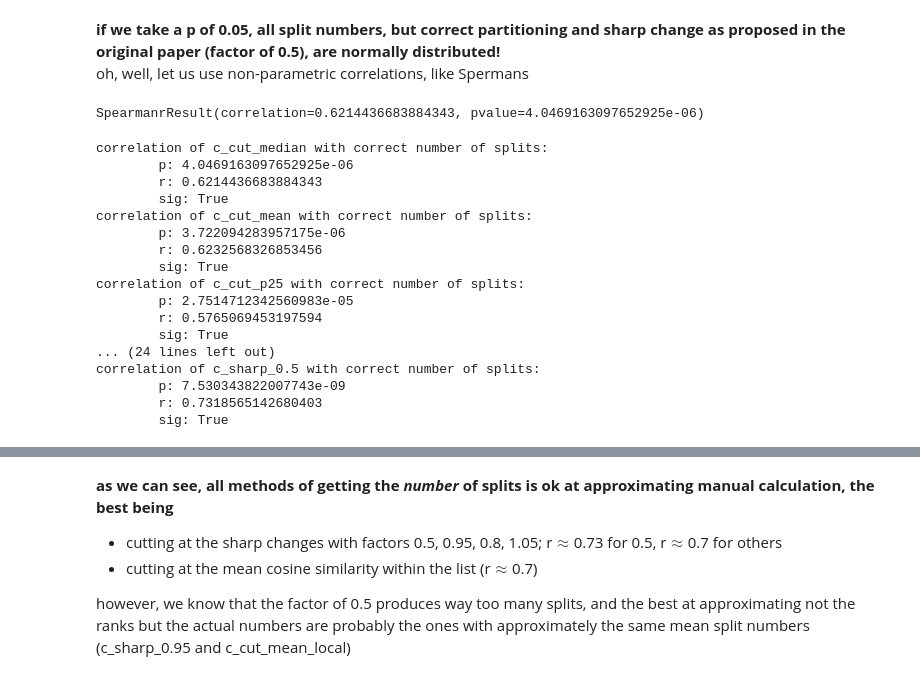
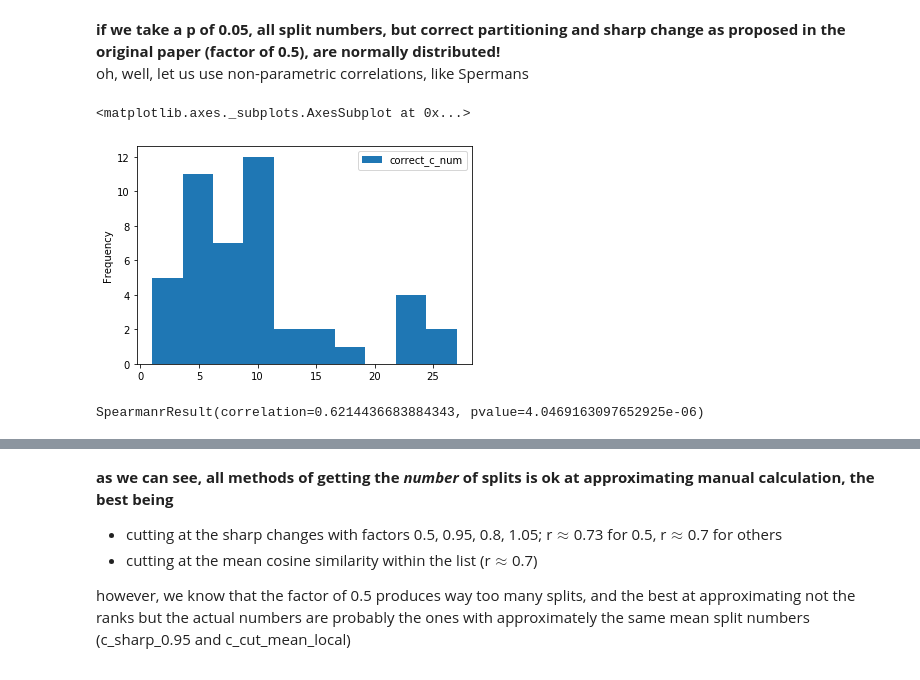
Before and after one commit to flying-bear/verbal_fluency, a Jupyter notebook: clustering.ipynb, the cells around one changed output, grey strips where cells are left out. Saved outputs shown, nothing was run; the diff lists cells and outputs as text; code cells hidden in the pictures.

```diff
--- a/clustering.ipynb
+++ b/clustering.ipynb
@@ -637,31 +637,12 @@ dtype: float64
 # %% [markdown]
 **if we take a p of 0.05, all split numbers, but correct partitioning and sharp change as proposed in the original paper (factor of 0.5), are normally distributed!**<br>
 oh, well, let us use non-parametric correlations, like Spermans
+# %%
+animals.plot(y='correct_c_num', kind='hist')
+# %% [output]
+<matplotlib.axes._subplots.AxesSubplot at 0x...>
+[figure, added]
 # %%
 stats.spearmanr(split_nums_df['correct_c_num'], split_nums_df['c_cut_median'])
 # %% [output]
 SpearmanrResult(correlation=0.6214436683884343, pvalue=4.0469163097652925e-06)
-# %%
-corrs = {}
-for col in list(split_nums_df.drop(['correct_c_num'], axis=1)):
-    res = stats.spearmanr(split_nums_df['correct_c_num'], split_nums_df[col])
-    print(f'correlation of {col} with correct number of splits:\n\tp: {res[1]}\n\tr: {res[0]}\n\tsig: {res[1]<0.05}')
-    corrs[col] = (res[1], res[0], res[1]<0.05)
-# %% [output]
-correlation of c_cut_median with correct number of splits:
-        p: 4.0469163097652925e-06
-        r: 0.6214436683884343
-        sig: True
-correlation of c_cut_mean with correct number of splits:
-        p: 3.722094283957175e-06
-        r: 0.6232568326853456
-        sig: True
-correlation of c_cut_p25 with correct number of splits:
-        p: 2.7514712342560983e-05
-        r: 0.5765069453197594
-        sig: True
-... (24 lines left out)
-correlation of c_sharp_0.5 with correct number of splits:
-        p: 7.530343822007743e-09
-        r: 0.7318565142680403
-        sig: True
```
Also changed, not shown: parts of 12 cells of this notebook, 24 other files.
